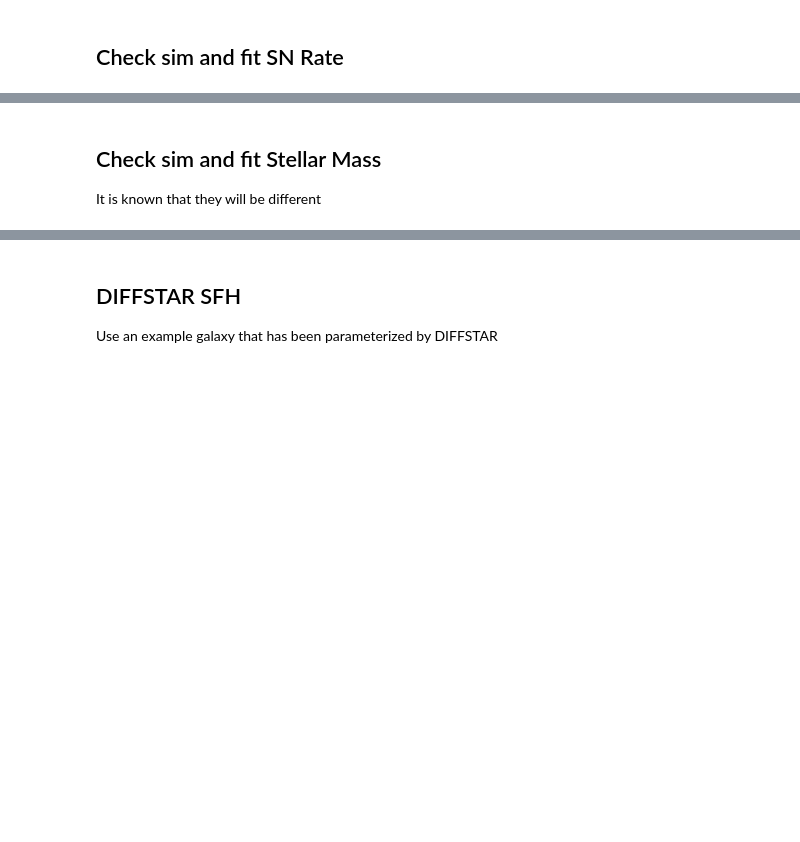
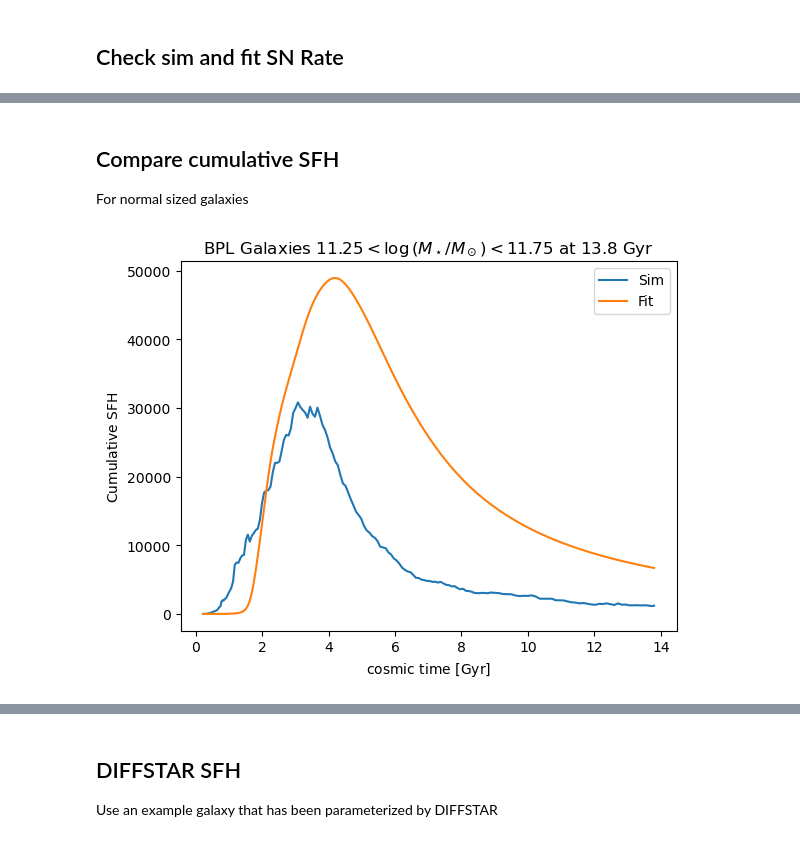
Before and after one commit to AlexGKim/sn_diffstar, a Jupyter notebook: nb/BPL.ipynb, the cells around one changed output, grey strips where cells are left out. Drawn from its saved outputs; the diff is of its cells as text; code cells hidden in the pictures; blank space fills up the shorter version.

Commit message:
cumulative result

```diff
--- a/nb/BPL.ipynb
+++ b/nb/BPL.ipynb
@@ -178,3 +147,34 @@ ax.legend()
 # %% [markdown]
-## Check sim and fit Stellar Mass
-It is known that they will be different
+## Compare cumulative SFH
+For normal sized galaxies
+# %%
+ind=0
+
+SFHint_sim = numpy.zeros(len(data[1]))
+SFHint_fit = numpy.zeros(len(data[1]))
+diff=[]
+mmin=11.25
+mmax=11.75
+for row in data[0]:
+    if (ind % 10) == 0:
+        if row['logsmh_sim'][-1] > mmin and row['logsmh_sim'][-1] < mmax:
+            SFHint_sim = SFHint_sim + row['sfrh_sim']
+
+            mah_params_one= numpy.array(list(row[data[2][0]]))
+            ms_u_params_pop, ms_sfh_pop, ms_logsmh_pop = mc_galhalo_ms_lgmpop(ran_key, mah_params_one[None,:], data[1])
+            SFHint_fit = SFHint_fit + ms_sfh_pop[0,:]
+            diff.append(ms_sfh_pop[0,:]-row['sfrh_sim'])
+    ind = ind+1
+
+diff = numpy.array(diff)
+# %%
+fig, ax = plt.subplots(1, 1)
+__=ax.plot(data[1], SFHint_sim, label='Sim')
+__=ax.plot(data[1], SFHint_fit, label='Fit')
+# __=ax.plot(data[1], diff.mean(axis=0), label='Diff')
+ax.legend()
+xlabel = ax.set_xlabel(r'${\rm cosmic\ time\ [Gyr]}$')
+tlabel = ax.set_title(r'${{\rm BPL\ Galaxies\ }} {}<\log{{(M_\star/M_\odot)}}<{}$ at 13.8 Gyr'.format(mmin,mmax))
+ylabel = ax.set_ylabel(r'${\rm Cumulative\ SFH}$')
+# %% [output]
+[figure, added]
```
Also changed, not shown: parts of 14 cells of this notebook.
